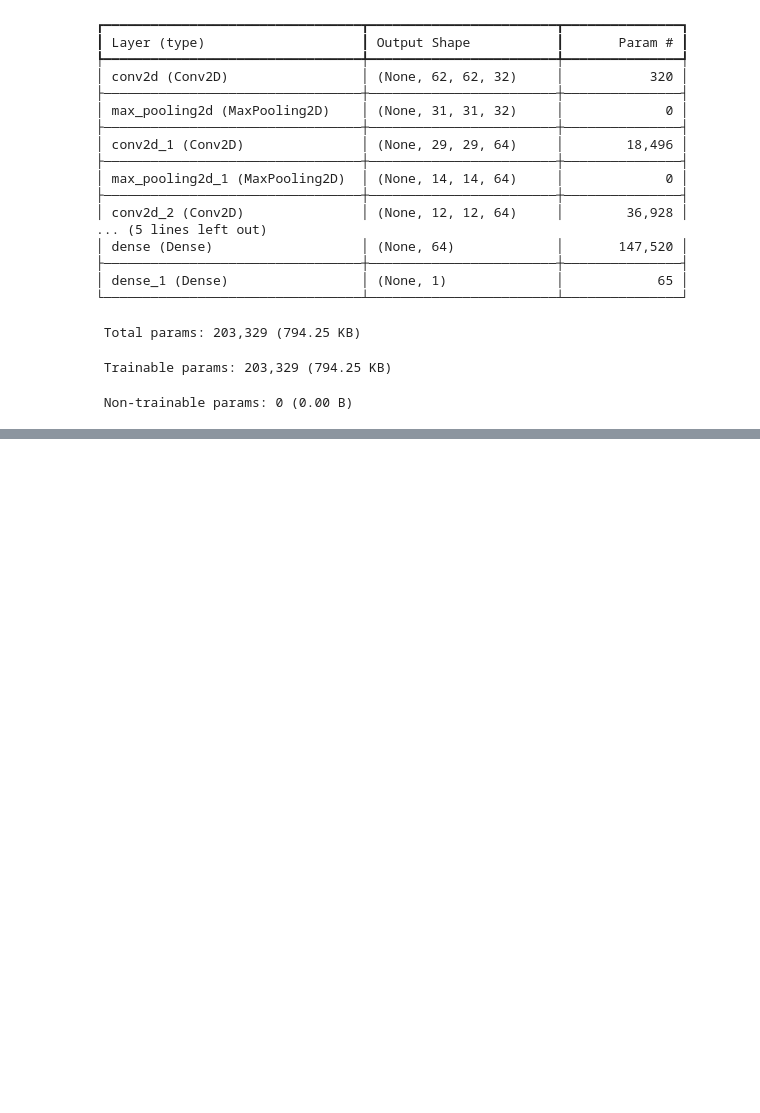
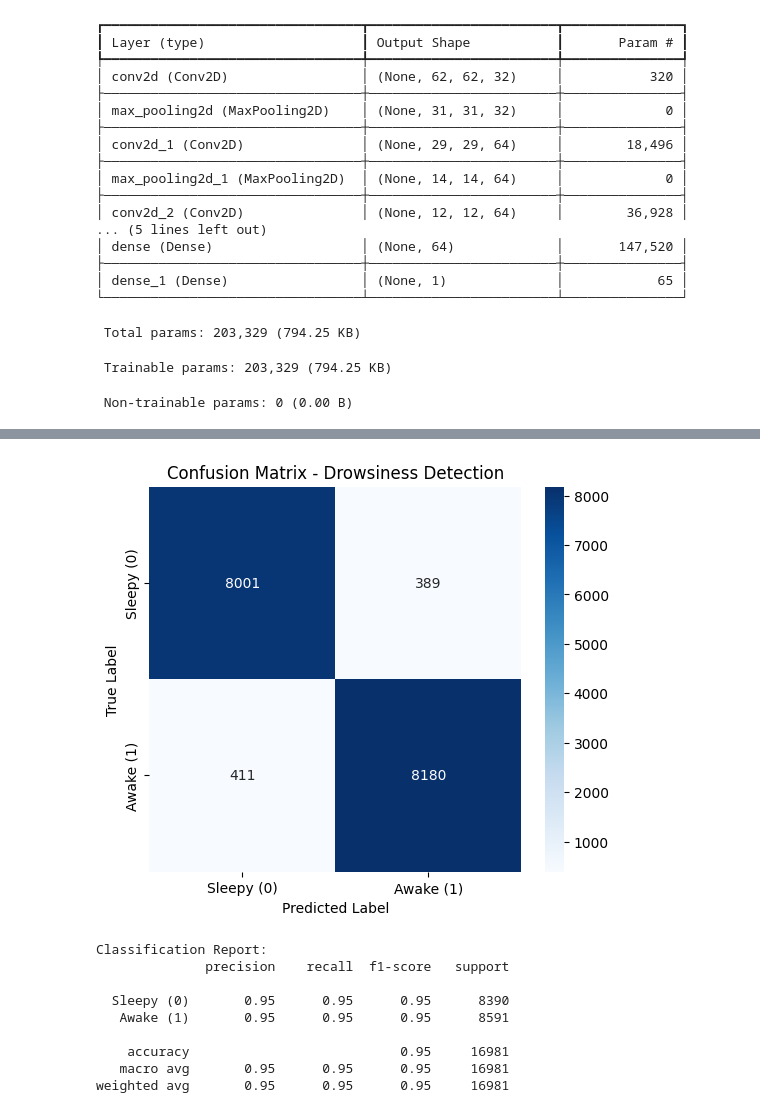
Before and after one commit to ImeShoukat/driver-drowsiness, a Jupyter notebook: train_model.ipynb, the cells around one changed output, grey strips where cells are left out. Drawn from its saved outputs; the diff is of its cells as text; code cells hidden in the pictures; blank space fills up the shorter version.

Commit message:
add: confusion matrix

```diff
--- a/train_model.ipynb
+++ b/train_model.ipynb
@@ -254,0 +255,24 @@ akurasi test: 0.9535, loss test: 0.1736
+# %%
+from sklearn.metrics import classification_report, confusion_matrix
+import seaborn as sns
+# 1. Lakukan prediksi pada data test
+y_pred_prob = model.predict(X_test)
+# Karena output layer menggunakan 'sigmoid' (1 neuron), gunakan threshold 0.5
+y_pred = (y_pred_prob > 0.5).astype(int)
+
+# 2. Visualisasi Confusion Matrix
+cm = confusion_matrix(y_test, y_pred)
+
+plt.figure(figsize=(6, 5))
+sns.heatmap(cm, annot=True, fmt='d', cmap='Blues',
+            xticklabels=['Sleepy (0)', 'Awake (1)'],
+            yticklabels=['Sleepy (0)', 'Awake (1)'])
+plt.title('Confusion Matrix - Drowsiness Detection')
+plt.xlabel('Predicted Label')
+plt.ylabel('True Label')
+plt.show()
+
+# 3. Tampilkan Classification Report (Precision, Recall, F1-Score)
+print("Classification Report:")
+print(classification_report(y_test, y_pred, target_names=['Sleepy (0)', 'Awake (1)']))
+# %% [output]
@@ -254,0 +280,10 @@ akurasi test: 0.9535, loss test: 0.1736
+[figure, added]
+Classification Report:
+              precision    recall  f1-score   support
+
+  Sleepy (0)       0.95      0.95      0.95      8390
+   Awake (1)       0.95      0.95      0.95      8591
+
+    accuracy                           0.95     16981
+   macro avg       0.95      0.95      0.95     16981
+weighted avg       0.95      0.95      0.95     16981
```
Also changed, not shown: parts of 3 cells of this notebook, 3 other files.
